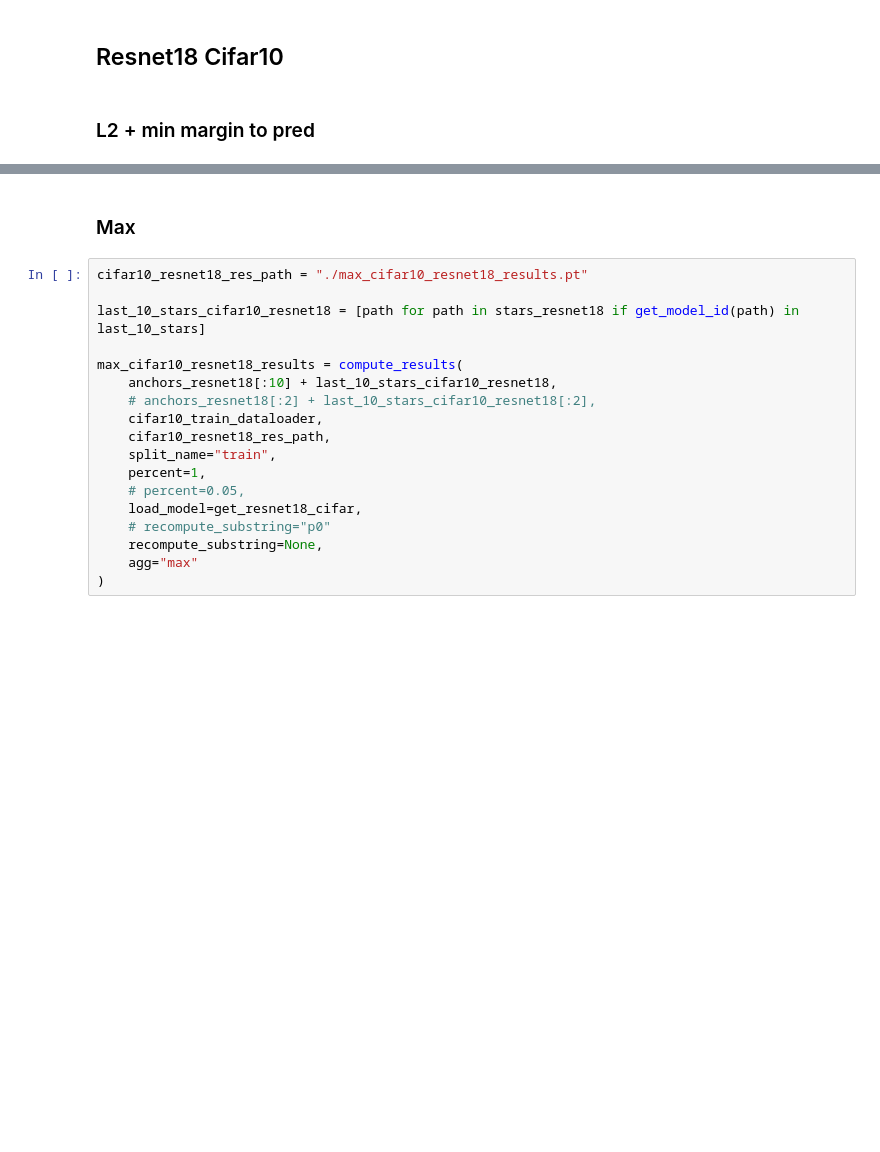
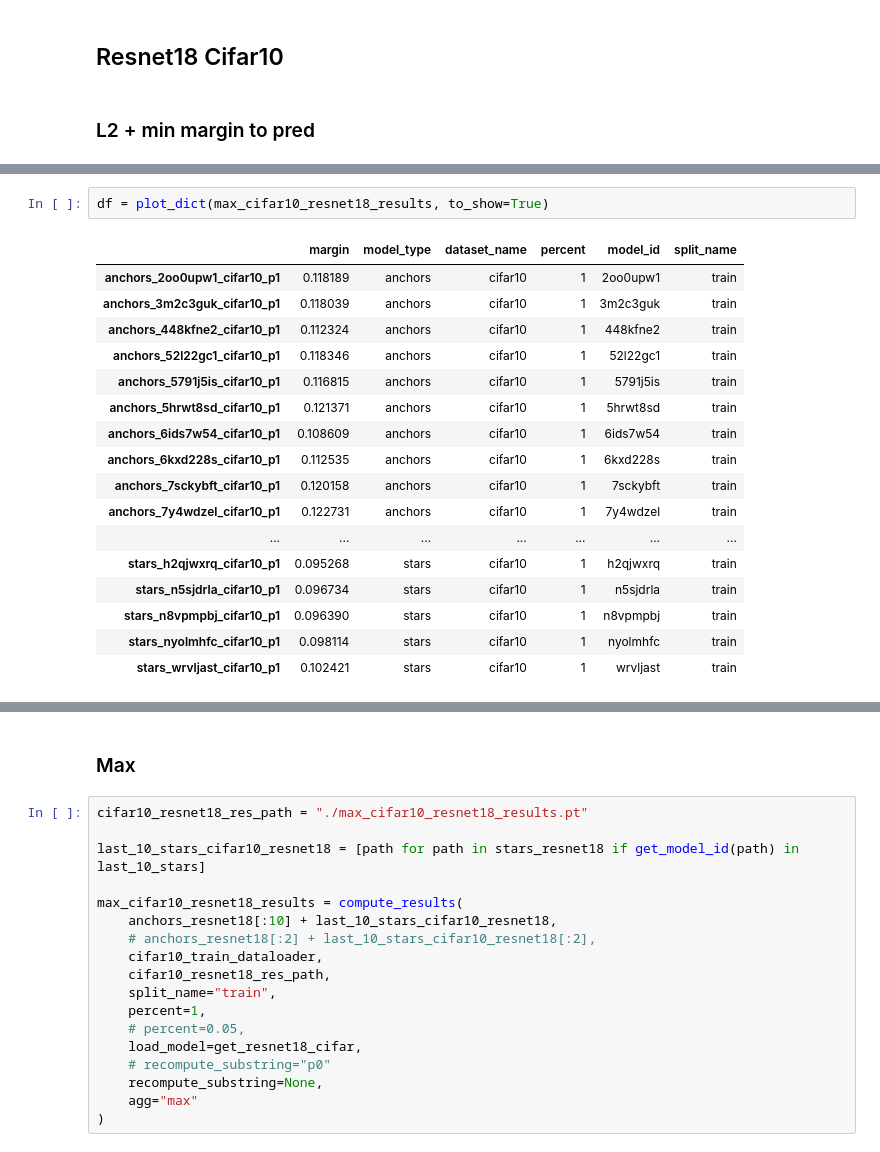
Before and after one commit to AlexanderRubinstein/starlight, a Jupyter notebook: notebooks/margin_exps.ipynb, the cells around one changed output, grey strips where cells are left out. Cells and saved outputs as stored; diff of their text form; blank space fills up the shorter version.

Commit message:
Computed margin for CIFAR10

```diff
--- a/notebooks/margin_exps.ipynb
+++ b/notebooks/margin_exps.ipynb
@@ -656,2 +669,22 @@ Computing results for anchors_3m2c3guk_cifar10_p1
+# %%
+df = plot_dict(max_cifar10_resnet18_results, to_show=True)
+# %% [output]
+|  | margin | model_type | dataset_name | percent | model_id | split_name |
+| anchors_2oo0upw1_cifar10_p1 | 0.118189 | anchors | cifar10 | 1 | 2oo0upw1 | train |
+| anchors_3m2c3guk_cifar10_p1 | 0.118039 | anchors | cifar10 | 1 | 3m2c3guk | train |
+| anchors_448kfne2_cifar10_p1 | 0.112324 | anchors | cifar10 | 1 | 448kfne2 | train |
+| anchors_52l22gc1_cifar10_p1 | 0.118346 | anchors | cifar10 | 1 | 52l22gc1 | train |
+| anchors_5791j5is_cifar10_p1 | 0.116815 | anchors | cifar10 | 1 | 5791j5is | train |
+| anchors_5hrwt8sd_cifar10_p1 | 0.121371 | anchors | cifar10 | 1 | 5hrwt8sd | train |
+| anchors_6ids7w54_cifar10_p1 | 0.108609 | anchors | cifar10 | 1 | 6ids7w54 | train |
+| anchors_6kxd228s_cifar10_p1 | 0.112535 | anchors | cifar10 | 1 | 6kxd228s | train |
+| anchors_7sckybft_cifar10_p1 | 0.120158 | anchors | cifar10 | 1 | 7sckybft | train |
+| anchors_7y4wdzel_cifar10_p1 | 0.122731 | anchors | cifar10 | 1 | 7y4wdzel | train |
+| ... | ... | ... | ... | ... | ... | ... |
+| stars_h2qjwxrq_cifar10_p1 | 0.095268 | stars | cifar10 | 1 | h2qjwxrq | train |
+| stars_n5sjdrla_cifar10_p1 | 0.096734 | stars | cifar10 | 1 | n5sjdrla | train |
+| stars_n8vpmpbj_cifar10_p1 | 0.096390 | stars | cifar10 | 1 | n8vpmpbj | train |
+| stars_nyolmhfc_cifar10_p1 | 0.098114 | stars | cifar10 | 1 | nyolmhfc | train |
+| stars_wrvljast_cifar10_p1 | 0.102421 | stars | cifar10 | 1 | wrvljast | train |
 # %%
 df = plot_dict(max_cifar10_resnet18_results, to_show=True, drop_columns=["index", "dataset_name", "model_id", "split_name"], group_aggregate_list=["model_type"], query="percent == 1.00")
```
Also changed, not shown: parts of 3 cells of this notebook.
